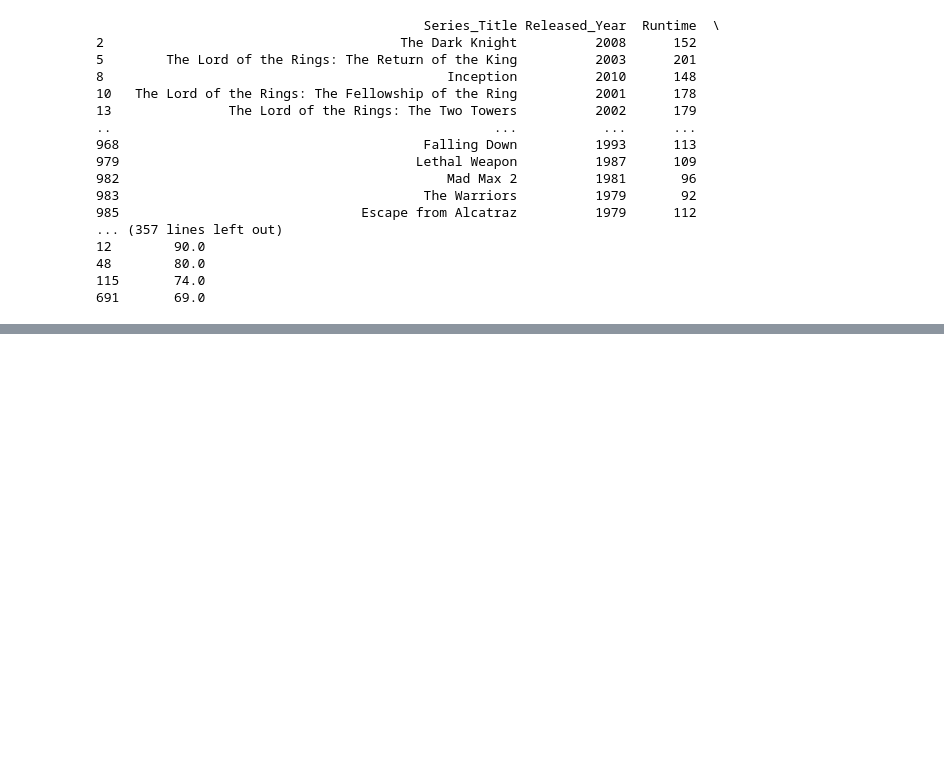
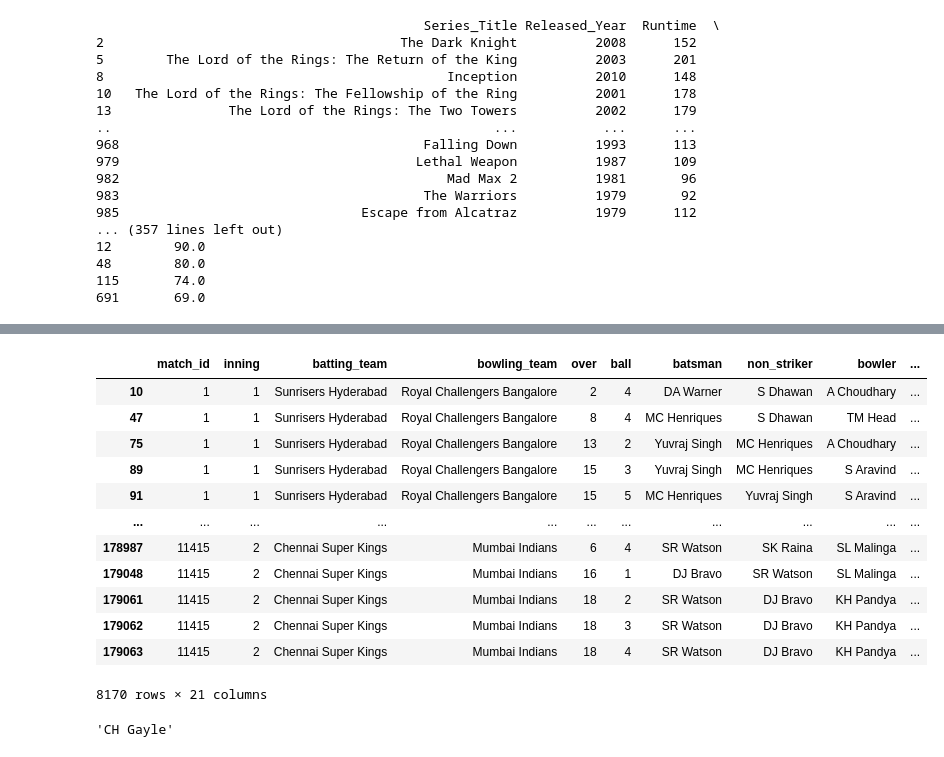
Before and after one commit to jyotirangu/DataScience, a Jupyter notebook: 12_Pandas/7_Groupby_object.ipynb, the cells around one changed output, grey strips where cells are left out. Cells and saved outputs as stored; diff of their text form; code cells hidden in the pictures; blank space fills up the shorter version.

```diff
--- a/12_Pandas/7_Groupby_object.ipynb
+++ b/12_Pandas/7_Groupby_object.ipynb
@@ -471,0 +571,3 @@ for group,data in genres:
+# %%
+ipl = pd.read_csv('7deliveries.csv')
+ipl.head()
@@ -471,0 +614,21 @@ for group,data in genres:
+# %%
+six = ipl[ipl['batsman_runs'] == 6]
+six
+# %% [output]
+|  | match_id | inning | batting_team | bowling_team | over | ball | batsman | non_striker | bowler | ... |
+| 10 | 1 | 1 | Sunrisers Hyderabad | Royal Challengers Bangalore | 2 | 4 | DA Warner | S Dhawan | A Choudhary | ... |
+| 47 | 1 | 1 | Sunrisers Hyderabad | Royal Challengers Bangalore | 8 | 4 | MC Henriques | S Dhawan | TM Head | ... |
+| 75 | 1 | 1 | Sunrisers Hyderabad | Royal Challengers Bangalore | 13 | 2 | Yuvraj Singh | MC Henriques | A Choudhary | ... |
+| 89 | 1 | 1 | Sunrisers Hyderabad | Royal Challengers Bangalore | 15 | 3 | Yuvraj Singh | MC Henriques | S Aravind | ... |
+| 91 | 1 | 1 | Sunrisers Hyderabad | Royal Challengers Bangalore | 15 | 5 | MC Henriques | Yuvraj Singh | S Aravind | ... |
+| ... | ... | ... | ... | ... | ... | ... | ... | ... | ... | ... |
+| 178987 | 11415 | 2 | Chennai Super Kings | Mumbai Indians | 6 | 4 | SR Watson | SK Raina | SL Malinga | ... |
+| 179048 | 11415 | 2 | Chennai Super Kings | Mumbai Indians | 16 | 1 | DJ Bravo | SR Watson | SL Malinga | ... |
+| 179061 | 11415 | 2 | Chennai Super Kings | Mumbai Indians | 18 | 2 | SR Watson | DJ Bravo | KH Pandya | ... |
+| 179062 | 11415 | 2 | Chennai Super Kings | Mumbai Indians | 18 | 3 | SR Watson | DJ Bravo | KH Pandya | ... |
+| 179063 | 11415 | 2 | Chennai Super Kings | Mumbai Indians | 18 | 4 | SR Watson | DJ Bravo | KH Pandya | ... |
+8170 rows × 21 columns
+# %%
+six.groupby('batsman')['batsman'].count().sort_values(ascending=False).head(1).index[0]
+# %% [output]
+'CH Gayle'
```
Also changed, not shown: parts of 27 cells of this notebook.
